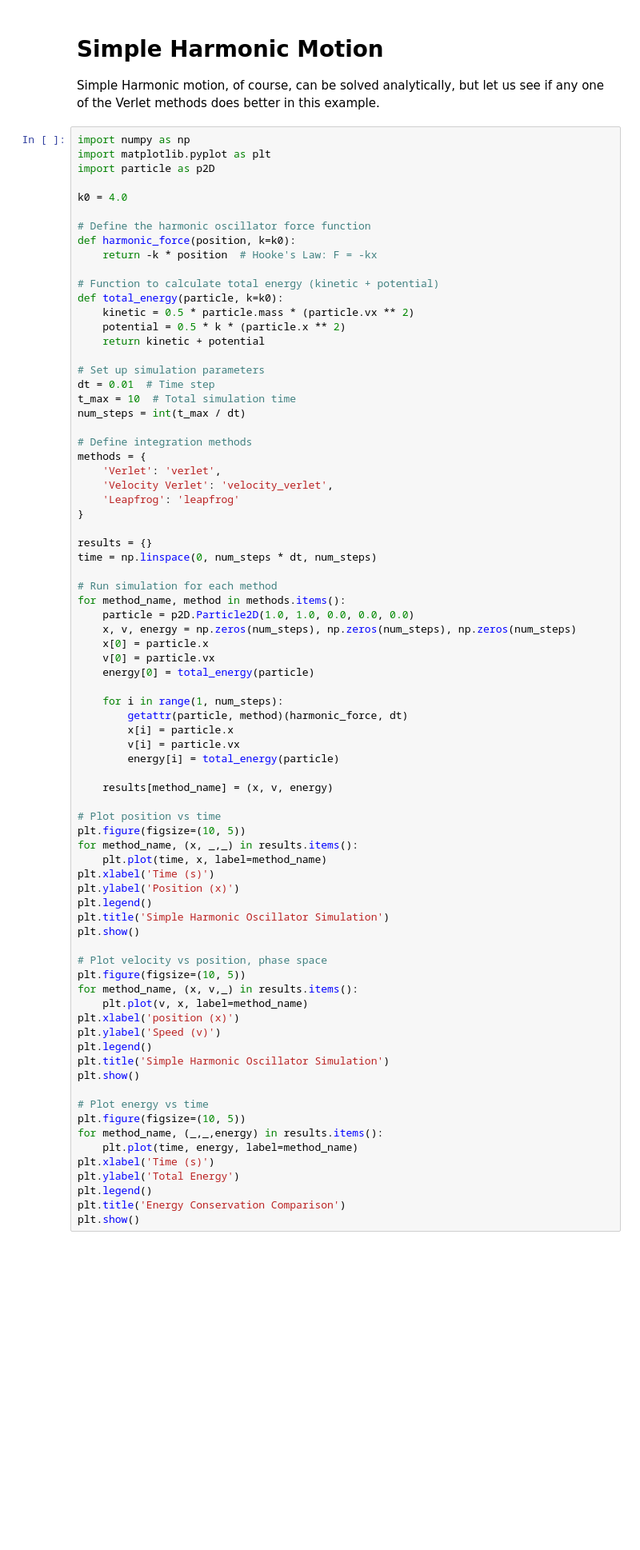
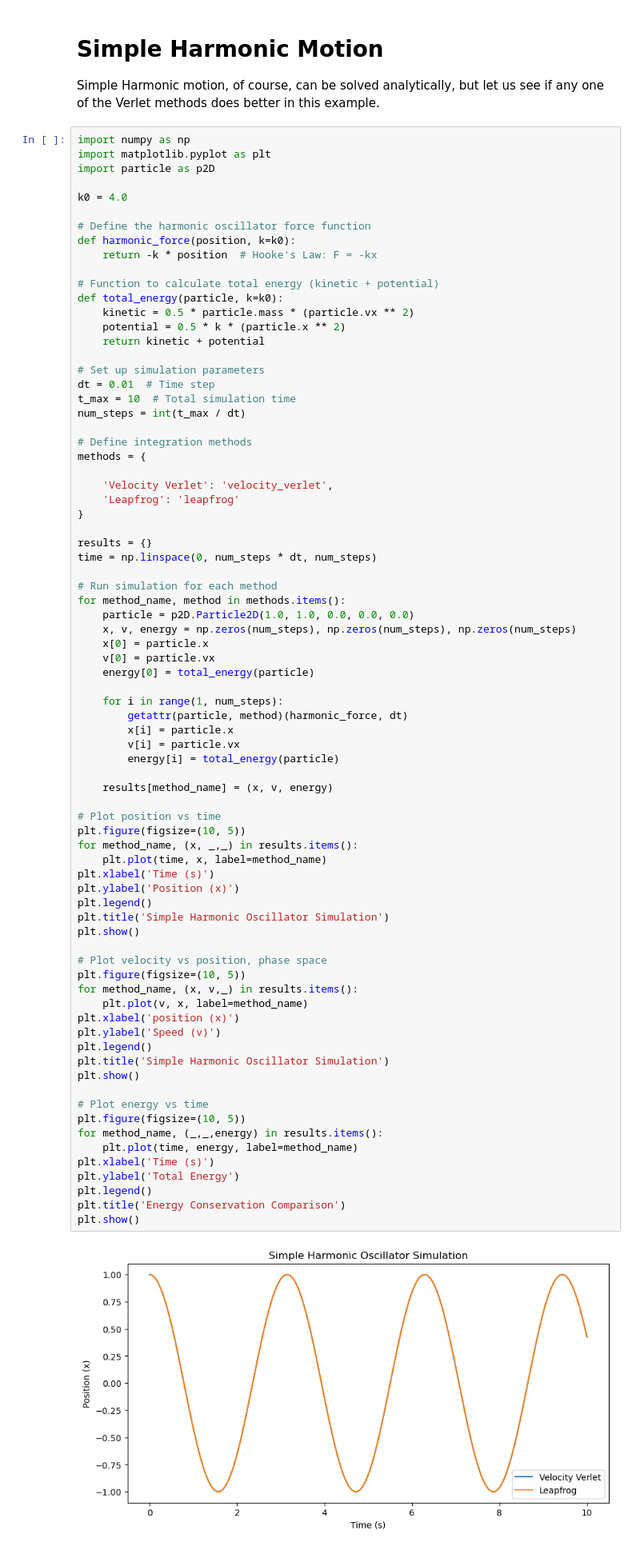
Before and after one commit to Phys3211/mainF25, a Jupyter notebook: Python/Computation/06_Lecture_Verlet_Method.ipynb, the cells around one changed output. Shown at 80% size. Drawn from its saved outputs; the diff is of its cells as text; blank space fills up the shorter version.

```diff
--- a/Python/Computation/06_Lecture_Verlet_Method.ipynb
+++ b/Python/Computation/06_Lecture_Verlet_Method.ipynb
@@ -219,7 +227,7 @@ num_steps = int(t_max / dt)
 
 # Define integration methods
 methods = {
-    'Verlet': 'verlet',
+
     'Velocity Verlet': 'velocity_verlet',
     'Leapfrog': 'leapfrog'
 }
@@ -245,30 +253,32 @@ for method_name, method in methods.items():
 
 # Plot position vs time
 plt.figure(figsize=(10, 5))
 for method_name, (x, _,_) in results.items():
     plt.plot(time, x, label=method_name)
 plt.xlabel('Time (s)')
 plt.ylabel('Position (x)')
 plt.legend()
 plt.title('Simple Harmonic Oscillator Simulation')
 plt.show()
 
 # Plot velocity vs position, phase space
 plt.figure(figsize=(10, 5))
 for method_name, (x, v,_) in results.items():
     plt.plot(v, x, label=method_name)
 plt.xlabel('position (x)')
 plt.ylabel('Speed (v)')
 plt.legend()
 plt.title('Simple Harmonic Oscillator Simulation')
 plt.show()
 
 # Plot energy vs time
 plt.figure(figsize=(10, 5))
 for method_name, (_,_,energy) in results.items():
     plt.plot(time, energy, label=method_name)
 plt.xlabel('Time (s)')
 plt.ylabel('Total Energy')
 plt.legend()
 plt.title('Energy Conservation Comparison')
 plt.show()
+# %% [output]
+[figure, added]
```
Also changed, not shown: parts of 4 cells of this notebook, 5 other files.
